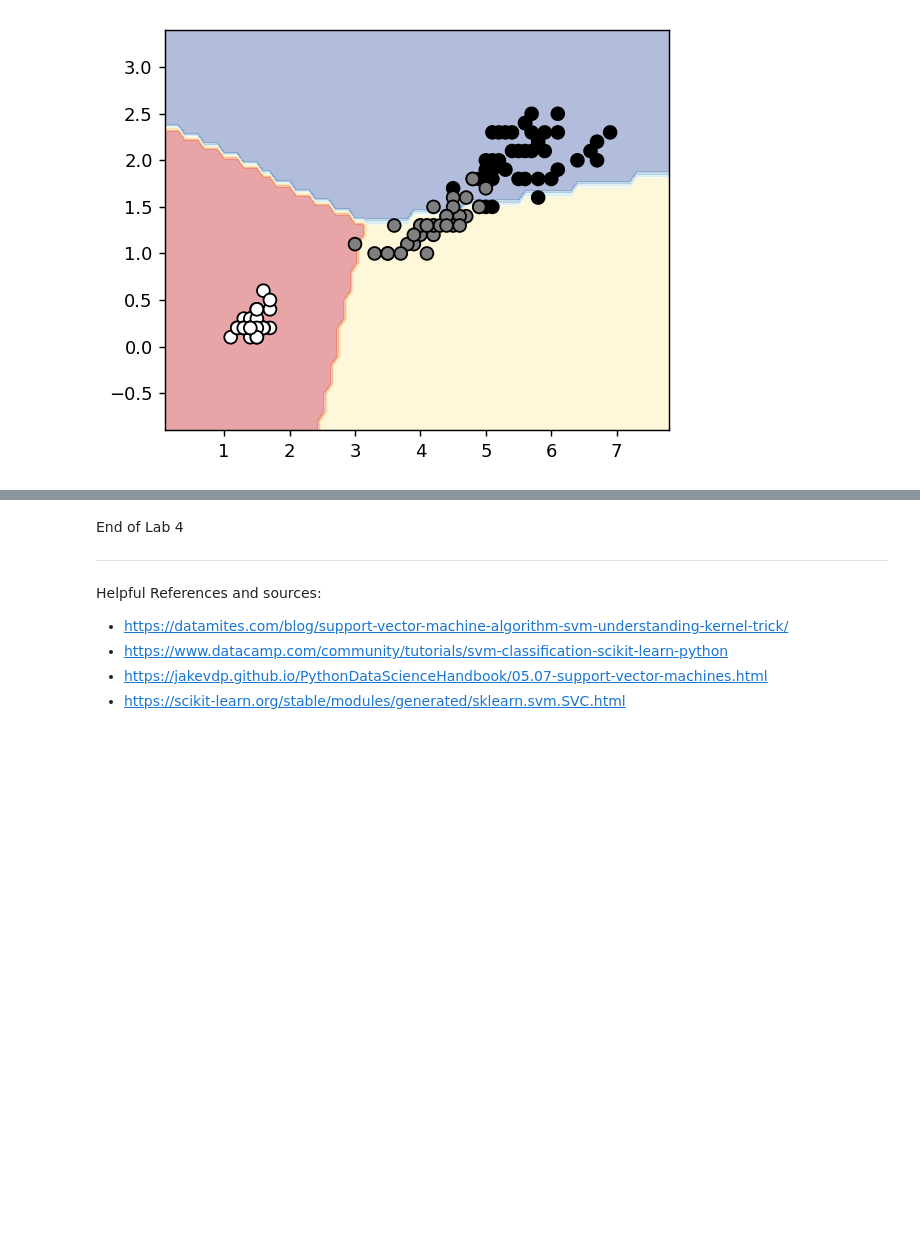
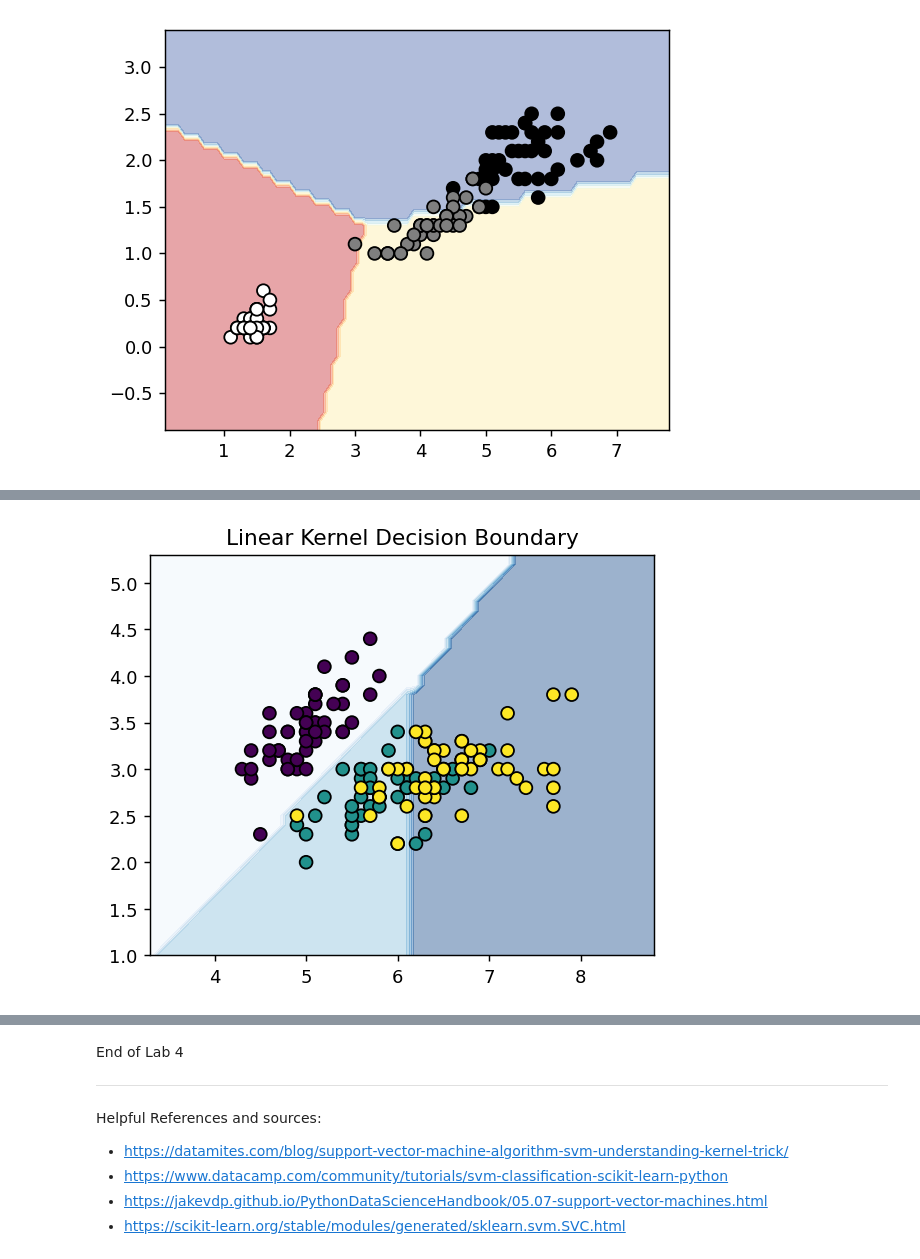
Before and after one commit to VyjayantiN/FMML-Projects-Assignments-2023, a Jupyter notebook: FMML_Module4_Lab4_2024.ipynb, the cells around one changed output, grey strips where cells are left out. Saved outputs shown, nothing was run; the diff lists cells and outputs as text; code cells hidden in the pictures; blank space fills up the shorter version.

```diff
--- a/FMML_Module4_Lab4_2024.ipynb
+++ b/FMML_Module4_Lab4_2024.ipynb
@@ -295,26 +299,22 @@ plot_decision_boundary(features_train, labels_train, selected_feature_pair, clas
 [figure]
 [figure]
 # %%
-# Importing the necessary packages
+# Answer for Question -2 Using different kinds of kernels for the SVM among: {‘linear’, ‘poly’, ‘rbf’, ‘sigmoid’, ‘precomputed’}
 from sklearn.datasets import load_iris
 from sklearn import svm
 from sklearn.model_selection import train_test_split
-from sklearn.metrics import accuracy_score, confusion_matrix, ConfusionMatrixDisplay
-import matplotlib.pyplot as plt
-from sklearn.metrics.pairwise import linear_kernel, polynomial_kernel, rbf_kernel, sigmoid_kernel
+from sklearn.metrics import accuracy_score
+import numpy as np
 
-# Load iris dataset
 iris = load_iris()
-X, y = iris.data, iris.target
-
-# Split the dataset into training and testing sets
+X, y = iris.data[:, :2], iris.target
 X_train, X_test, y_train, y_test = train_test_split(X, y, random_state=0)
 
 def plotDecisionBoundaryWithColor(X, y, clf, color, label):
     x_min, x_max = X[:, 0].min() - 1, X[:, 0].max() + 1
     y_min, y_max = X[:, 1].min() - 1, X[:, 1].max() + 1
     xx, yy = np.meshgrid(np.arange(x_min, x_max, 0.1),
-                         np.arange(y_min, y_max, 0.1))
+                          np.arange(y_min, y_max, 0.1))
 
     X_plot = np.c_[xx.ravel(), yy.ravel()]
 
@@ -327,55 +327,21 @@ def plotDecisionBoundaryWithColor(X, y, clf, color, label):
     plt.gcf().set_dpi(130)
     plt.show()
 
+kernels = ['linear', 'poly', 'rbf', 'sigmoid']
+for kernel in kernels:
+    clf = svm.SVC(kernel=kernel)
+    if kernel == 'poly':
+        clf.degree = 3
+    clf.fit(X_train, y_train)
+    y_pred = clf.predict(X_test)
+    accuracy = accuracy_score(y_pred, y_test)
+    print(f"Accuracy with {kernel} kernel: {accuracy:.3f}")
+    plotDecisionBoundaryWithColor(X, y, clf, 'Blues', f"{kernel.capitalize()} Kernel Decision Boundary")
 
-
-
-# Example 1: Using a linear kernel
-clf_linear = svm.SVC(kernel='linear')
-clf_linear.fit(X_train, y_train)
-y_pred_linear = clf_linear.predict(X_test)
-accuracy_linear = accuracy_score(y_pred_linear, y_test)
-print(f"Accuracy with linear kernel: {accuracy_linear:.3f}")
-
-plotDecisionBoundaryWithColor(X_train, y_train, [0, 1], clf_linear, 'Blues', 'Linear Kernel Decision Boundary')
-
-# Example 2: Using a polynomial kernel
-clf_poly = svm.SVC(kernel='poly', degree=3)
-clf_poly.fit(X_train, y_train)
-y_pred_poly = clf_poly.predict(X_test)
-accuracy_poly = accuracy_score(y_pred_poly, y_test)
-print(f"Accuracy with polynomial kernel: {accuracy_poly:.3f}")
-
-plotDecisionBoundaryWithColor(X_train, y_train, [0, 1], clf_poly, 'Oranges', 'Polynomial Kernel Decision Boundary')
-
-# Example 3: Using an RBF kernel
-clf_rbf = svm.SVC(kernel='rbf')
-clf_rbf.fit(X_train, y_train)
-y_pred_rbf = clf_rbf.predict(X_test)
-accuracy_rbf = accuracy_score(y_pred_rbf, y_test)
-print(f"Accuracy with RBF kernel: {accuracy_rbf:.3f}")
-
-plotDecisionBoundaryWithColor(X_train, y_train, [0, 1], clf_rbf, 'Greens', 'RBF Kernel Decision Boundary')
-
-# Example 4: Using a sigmoid kernel
-clf_sigmoid = svm.SVC(kernel='sigmoid')
-clf_sigmoid.fit(X_train, y_train)
-y_pred_sigmoid = clf_sigmoid.predict(X_test)
-accuracy_sigmoid = accuracy_score(y_pred_sigmoid, y_test)
-print(f"Accuracy with sigmoid kernel: {accuracy_sigmoid:.3f}")
-
-plotDecisionBoundaryWithColor(X_train, y_train, [0, 1], clf_sigmoid, 'Reds', 'Sigmoid Kernel Decision Boundary')
-
-# Example 5: Using a precomputed kernel
-# Calculate a dummy precomputed kernel matrix (linear kernel for demonstration)
-precomputed_kernel_matrix = linear_kernel(X)
-
-clf_precomputed = svm.SVC(kernel='precomputed')
-# Train with the precomputed kernel matrix
-clf_precomputed.fit(precomputed_kernel_matrix[X_train[:, None], X_train], y_train)
-# Test with the precomputed kernel matrix
-precomputed_kernel_matrix_test = linear_kernel(X_test, X_train)
-y_pred_precomputed = clf_precomputed.predict(precomputed_kernel_matrix_test)
-accuracy_precomputed = accuracy_score(y_pred_precomputed, y_test)
-print(f"Accuracy with precomputed kernel: {accuracy_precomputed:.3f}")
+gram_matrix = np.exp(-0.1 * np.linalg.norm(X[:, None] - X, axis=2)**2)  # RBF kernel matrix
+clf = svm.SVC(kernel='precomputed')
+clf.fit(gram_matrix[:X_train.shape[0], :X_train.shape[0]], y_train)
+y_pred = clf.predict(gram_matrix[X_train.shape[0]:, :X_train.shape[0]])
+accuracy = accuracy_score(y_pred, y_test)
+print(f"Accuracy with precomputed (RBF) kernel: {accuracy:.3f}")
 # %% [output]
@@ -382,0 +349 @@ Accuracy with linear kernel: 0.974
+[figure, added]
```
Also changed, not shown: parts of 5 cells of this notebook.
